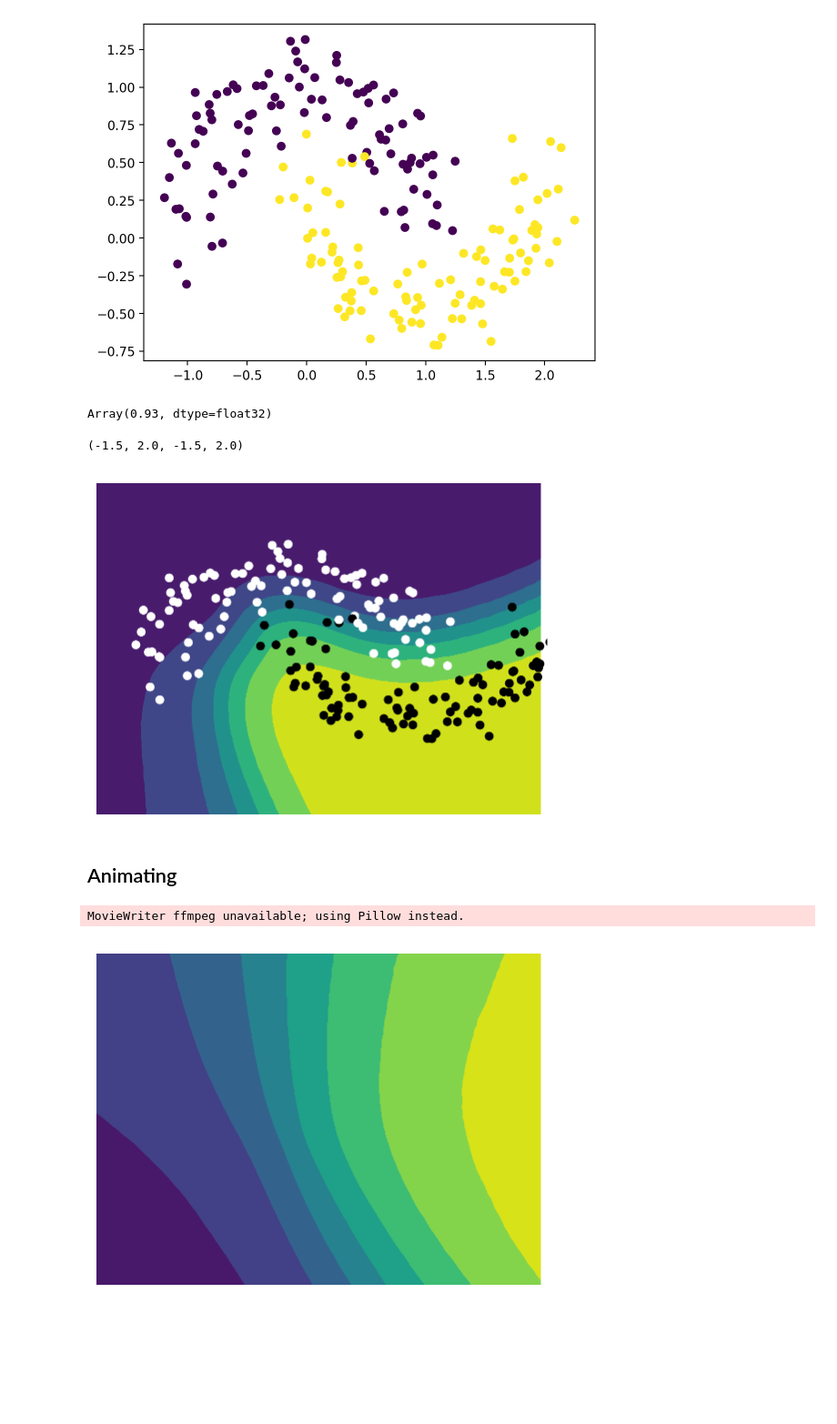
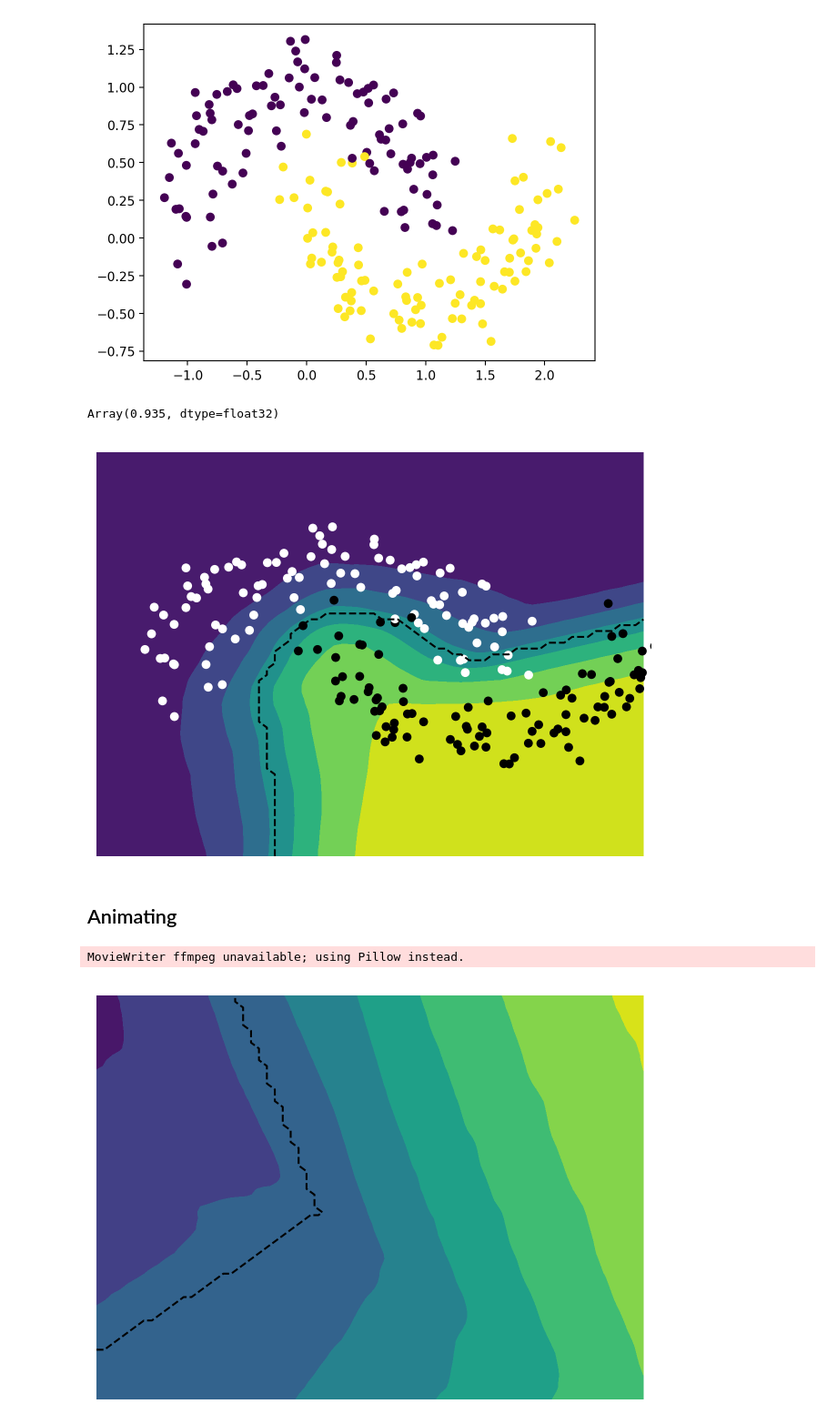
Before and after one commit to gerdm/bayes, a Jupyter notebook: exponential-families-ekf.ipynb, the cells around one changed output. Shown at 91% size. Cells and saved outputs as stored; diff of their text form; code cells hidden in the pictures; blank space fills up the shorter version.

```diff
--- a/exponential-families-ekf.ipynb
+++ b/exponential-families-ekf.ipynb
@@ -43,11 +48,9 @@ class MLP(nn.Module):
     @nn.compact
     def __call__(self, x):
         x = nn.Dense(50)(x)
-        x = nn.elu(x)
+        x = nn.relu(x)
         x = nn.Dense(50)(x)
-        x = nn.elu(x)
-        x = nn.Dense(3)(x)
-        x = nn.elu(x)
+        x = nn.relu(x)
         x = nn.Dense(1)(x)
         return x # Eta
 
@@ -61,16 +64,23 @@ def applyfn(params, x):
 # %%
 @jax.jit
 def log_partition(eta):
-    return jnp.log(1 + jnp.exp(eta))
+    return jnp.log(1 + jnp.exp(eta)).sum()
+
+@jax.jit
+def suff_stat(y):
+    return y
+
 
 @jax.jit
 def mean(eta):
-    return jax.jacfwd(log_partition)(eta)
+    return jax.grad(log_partition)(eta)
+
 
 @jax.jit
 def covariance(eta):
     return jax.hessian(log_partition)(eta).squeeze()
 
+
 @jax.jit
 def linkfn(params, x):
     eta = applyfn(params, x)
@@ -94,7 +104,7 @@ def step(bel, xs):
 
     eta = linkfn(bel.mean, xt).astype(float)
     yhat = mean(eta)
-    err = yt - yhat
+    err = suff_stat(yt) - yhat
     Rt = covariance(eta)
 
     Ht = dmodel(pmean_pred, xt)
@@ -105,7 +115,7 @@ def step(bel, xs):
     pmean = pmean_pred + (Kt @ err).squeeze()
 
     bel = bel.replace(mean=pmean, cov=pcov)
-    return bel, bel
+    return bel, bel.replace(cov=0.0) # Save memory
 # %%
 D = (X, y)
 bel, bel_hist = jax.lax.scan(step, bel_init, D)
@@ -115,21 +125,22 @@ yhat = jax.nn.sigmoid(eta) > 0.5
 # %%
 (y == yhat.squeeze()).mean()
 # %% [output]
-Array(0.93, dtype=float32)
+Array(0.935, dtype=float32)
 # %%
 XX = np.mgrid[-1.5:2:0.05, -1.5:2:0.05]
 # %%
 Xeval = einops.rearrange(XX, "d x y -> x y d")
 # %%
 Z = np.array(applyfn(bel.mean, Xeval).squeeze())
-plt.contourf(*XX, jax.nn.sigmoid(Z))
+plt.contourf(*XX, mean(Z))
+plt.contour(*XX, mean(Z) > 0.5, colors="black", linestyles="--")
 plt.scatter(*np.array(X).T, c=y, cmap="bone_r")
 plt.ylim(-1.5, 2)
 plt.xlim(-1.5, 2)
 plt.axis("off")
+plt.tight_layout()
 # %% [output]
-(-1.5, 2.0, -1.5, 2.0)
-[figure, old version]
+[figure, new version]
 # %% [markdown]
 ## Animating
 # %%
@@ -138,19 +149,21 @@ from matplotlib.animation import FuncAnimation
 # %%
 fig, ax = plt.subplots()
 
 def anim(t):
     ax.cla()
     bel = jax.tree_map(lambda x: x[t], bel_hist)
     Z = np.array(applyfn(bel.mean, Xeval).squeeze())
-    plt.contourf(*XX, jax.nn.sigmoid(Z))
+    plt.contourf(*XX, mean(Z))
+    plt.contour(*XX, mean(Z) > 0.5, colors="black", linestyles="--")
     plt.scatter(*np.array(X)[:t].T, c=y[:t], cmap="bone_r")
     plt.ylim(-1.5, 2)
     plt.xlim(-1.5, 2)
     plt.axis("off")
+    plt.tight_layout()
 
 frames = np.arange(n_samples)
 animation = FuncAnimation(fig, anim, frames=frames)
 animation.save("bern-ekf.gif", fps=20)
 # %% [output]
 MovieWriter ffmpeg unavailable; using Pillow instead.
-[figure, old version]
+[figure, new version]
```
Also changed, not shown: parts of 19 cells of this notebook.
